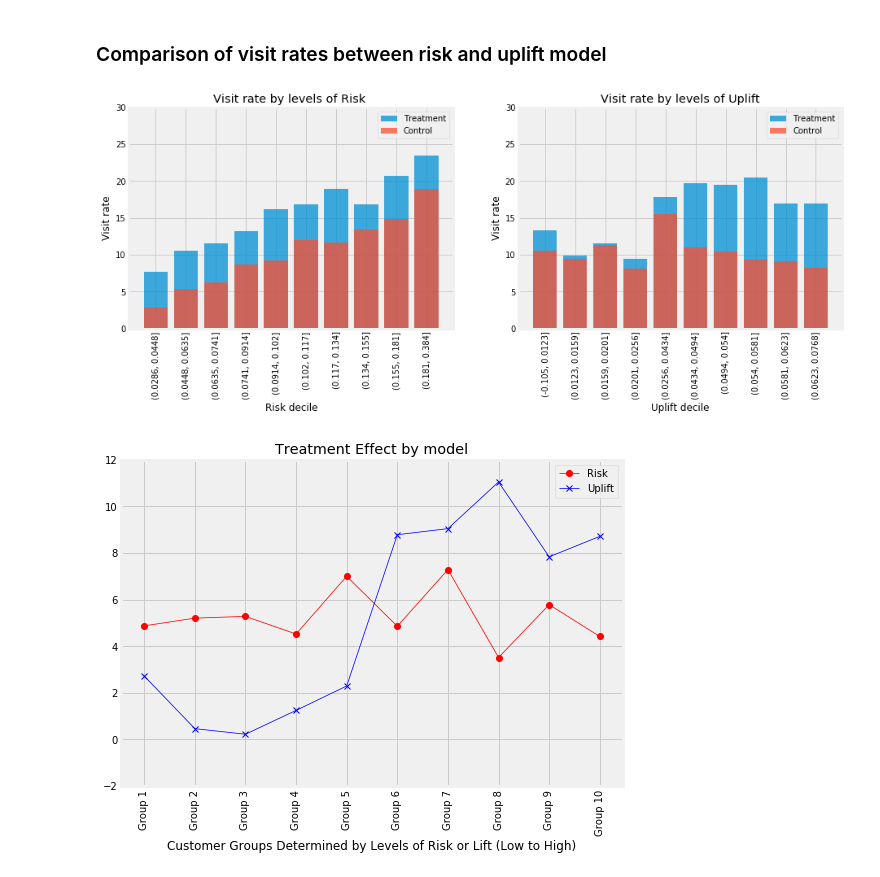
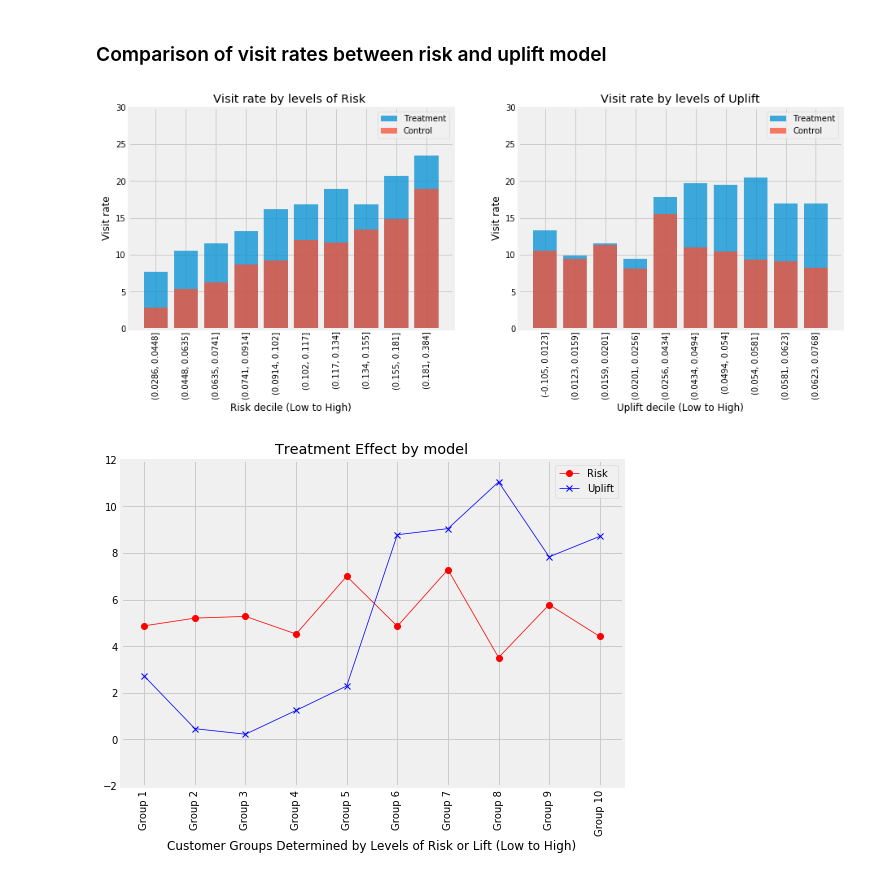
Before and after one commit to W-Tran/uplift-modelling, a Jupyter notebook: Uplift_Modelling.ipynb, the cells around one changed output. Drawn from its saved outputs; the diff is of its cells as text; code cells hidden in the pictures.

Commit message:
update figures

```diff
--- a/Uplift_Modelling.ipynb
+++ b/Uplift_Modelling.ipynb
@@ -385,30 +385,30 @@ def compute_visit_rates(results, for_risk=True):
 # %%
 risk_treatment, risk_control = compute_visit_rates(results_df)
 uplift_treatment, uplift_control = compute_visit_rates(results_df, for_risk=False)
 
 fig = plt.figure(figsize=(14,5))
 
 ax1 = fig.add_subplot(121)
 ax1.bar(risk_treatment.risk_decile.values, risk_treatment.visit_rate.values, label='Treatment', alpha=0.75)
 ax1.bar(risk_control.risk_decile.values, risk_control.visit_rate.values, label='Control', alpha=0.75)
 ax1.set_ylabel("Visit rate")
-ax1.set_xlabel("Risk decile")
+ax1.set_xlabel("Risk decile (Low to High)")
 ax1.legend()
 ax1.set_title("Visit rate by levels of Risk ")
 plt.xticks(rotation='vertical')
 ax1.set_ylim(0,30)
 
 ax2 = fig.add_subplot(122)
 ax2.bar(uplift_treatment.uplift_decile.values, uplift_treatment.visit_rate.values, label='Treatment', alpha=0.75)
 ax2.bar(uplift_control.uplift_decile.values, uplift_control.visit_rate.values, label='Control', alpha=0.75)
 ax2.set_ylabel("Visit rate")
-ax2.set_xlabel("Uplift decile")
+ax2.set_xlabel("Uplift decile (Low to High)")
 ax2.legend()
 ax2.set_title("Visit rate by levels of Uplift")
 plt.xticks(rotation='vertical')
 ax2.set_ylim(0,30);
 # %% [output]
-[figure, old version]
+[figure, new version]
 # %%
 group_labels = ['Group ' + str(group) for group in list(range(1,11))]
 risk_te = compute_treatment_effect(results_df)
```
Also changed, not shown: parts of 1 cell of this notebook.
